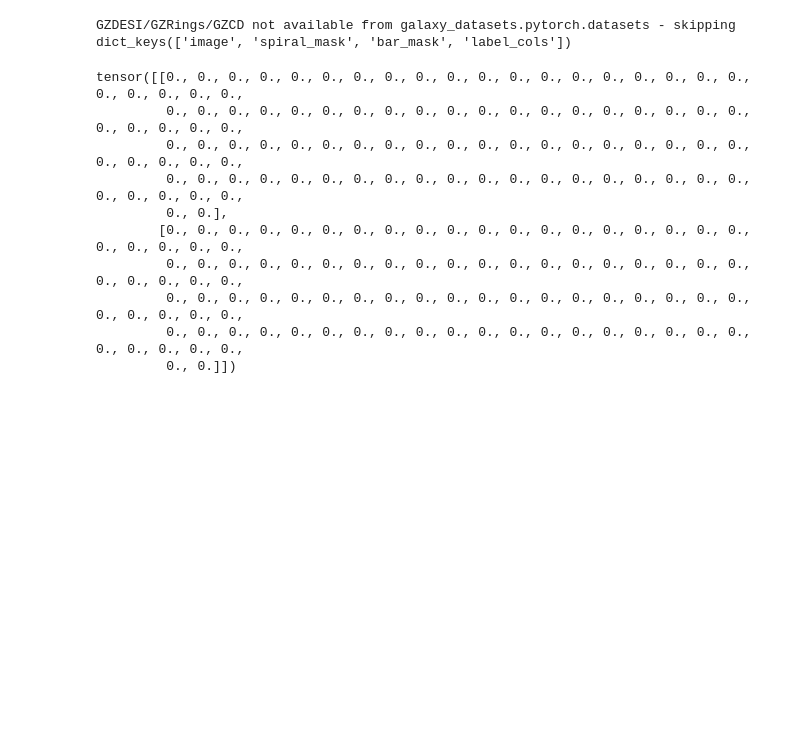
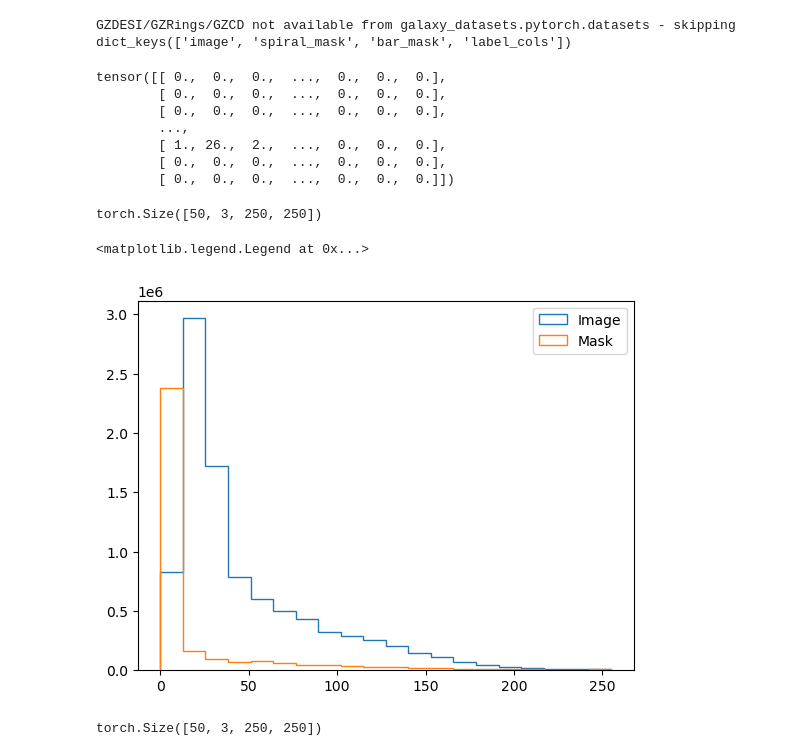
Before and after one commit to mwalmsley/zoobot-3d, a Jupyter notebook: check_dataset.ipynb, the cells around one changed output. Cells and saved outputs as stored; diff of their text form; code cells hidden in the pictures; blank space fills up the shorter version.

Commit message:
begin remaking masks on galahad

```diff
--- a/check_dataset.ipynb
+++ b/check_dataset.ipynb
@@ -17,5 +19,5 @@ GZDESI/GZRings/GZCD not available from galaxy_datasets.pytorch.datasets - skippi
 # %%
-df = pd.read_csv('/Users/user/repos/zoobot-3d/data/gz3d_and_gz_desi_master_catalog.csv')
+df = pd.read_parquet('/Users/user/repos/zoobot-3d/data/gz3d_and_desi_master_catalog.parquet')
 df = df[df['smooth-or-featured_featured-or-disk_fraction'] > 0.5]
 df = df[df['disk-edge-on_yes_fraction'] < 0.5]
 df = df[df['has-spiral-arms_yes_fraction'] > 0.5]
@@ -25,5 +47,9 @@ len(df)
+# %%
+df['spiral_mask_loc'] = df['relative_spiral_mask_loc']
+df['bar_mask_loc'] = df['relative_bar_mask_loc']
+df['desi_jpg_loc'] = df['relative_desi_jpg_loc']
 # %%
-df['spiral_mask_exists'] = df['local_spiral_mask_loc'].apply(os.path.isfile)
+df['spiral_mask_exists'] = df['spiral_mask_loc'].apply(os.path.isfile)
 df = df.query('spiral_mask_exists')
 len(df)
 # %% [output]
@@ -92,10 +120,10 @@ transform = A.Compose(
 )
 # %%
 datamodule = pytorch_datamodule.SegmentationDataModule(
-    train_catalog=df[:2],
-    val_catalog=df[2:4],
-    test_catalog=df[4:6],
-    batch_size=2,
+    train_catalog=df[:100],
+    val_catalog=df[200:300],
+    test_catalog=df[300:400],
+    batch_size=50,
     num_workers=1,
     label_cols=label_cols,
     transform=transform
@@ -112,13 +140,25 @@ dict_keys(['image', 'spiral_mask', 'bar_mask', 'label_cols'])
 # %%
 batch['label_cols']
 # %% [output]
-tensor([[0., 0., 0., 0., 0., 0., 0., 0., 0., 0., 0., 0., 0., 0., 0., 0., 0., 0., 0., 0., 0., 0., 0., 0.,
-         0., 0., 0., 0., 0., 0., 0., 0., 0., 0., 0., 0., 0., 0., 0., 0., 0., 0., 0., 0., 0., 0., 0., 0.,
-         0., 0., 0., 0., 0., 0., 0., 0., 0., 0., 0., 0., 0., 0., 0., 0., 0., 0., 0., 0., 0., 0., 0., 0.,
-         0., 0., 0., 0., 0., 0., 0., 0., 0., 0., 0., 0., 0., 0., 0., 0., 0., 0., 0., 0., 0., 0., 0., 0.,
-         0., 0.],
-        [0., 0., 0., 0., 0., 0., 0., 0., 0., 0., 0., 0., 0., 0., 0., 0., 0., 0., 0., 0., 0., 0., 0., 0.,
-         0., 0., 0., 0., 0., 0., 0., 0., 0., 0., 0., 0., 0., 0., 0., 0., 0., 0., 0., 0., 0., 0., 0., 0.,
-         0., 0., 0., 0., 0., 0., 0., 0., 0., 0., 0., 0., 0., 0., 0., 0., 0., 0., 0., 0., 0., 0., 0., 0.,
-         0., 0., 0., 0., 0., 0., 0., 0., 0., 0., 0., 0., 0., 0., 0., 0., 0., 0., 0., 0., 0., 0., 0., 0.,
-         0., 0.]])
+tensor([[ 0.,  0.,  0.,  ...,  0.,  0.,  0.],
+        [ 0.,  0.,  0.,  ...,  0.,  0.,  0.],
+        [ 0.,  0.,  0.,  ...,  0.,  0.,  0.],
+        ...,
+        [ 1., 26.,  2.,  ...,  0.,  0.,  0.],
+        [ 0.,  0.,  0.,  ...,  0.,  0.,  0.],
+        [ 0.,  0.,  0.,  ...,  0.,  0.,  0.]])
+# %%
+batch['image'].shape
+# %% [output]
+torch.Size([50, 3, 250, 250])
+# %%
+_ = plt.hist(batch['image'].flatten(), bins=20, histtype='step', label='Image')
+_ = plt.hist(batch['spiral_mask'].flatten(), bins=20, histtype='step', label='Mask')
+plt.legend()
+# %% [output]
+<matplotlib.legend.Legend at 0x...>
+[figure, added]
+# %%
+batch['image'].shape
+# %% [output]
+torch.Size([50, 3, 250, 250])
```
Also changed, not shown: parts of 11 cells of this notebook, 3 other files.
